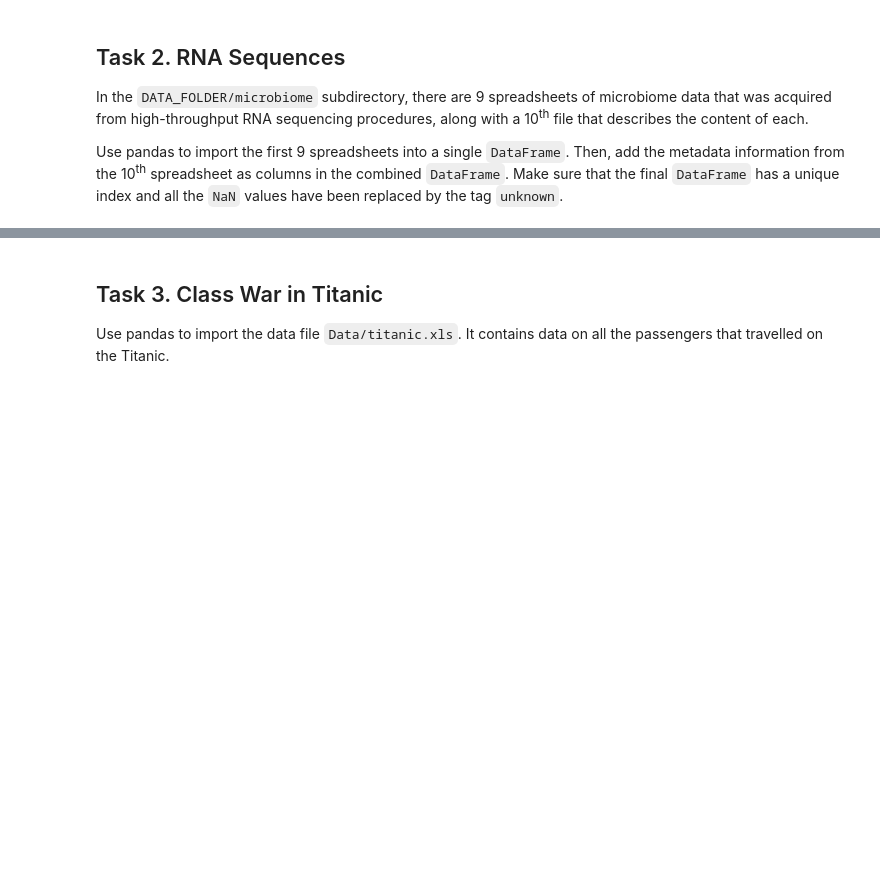
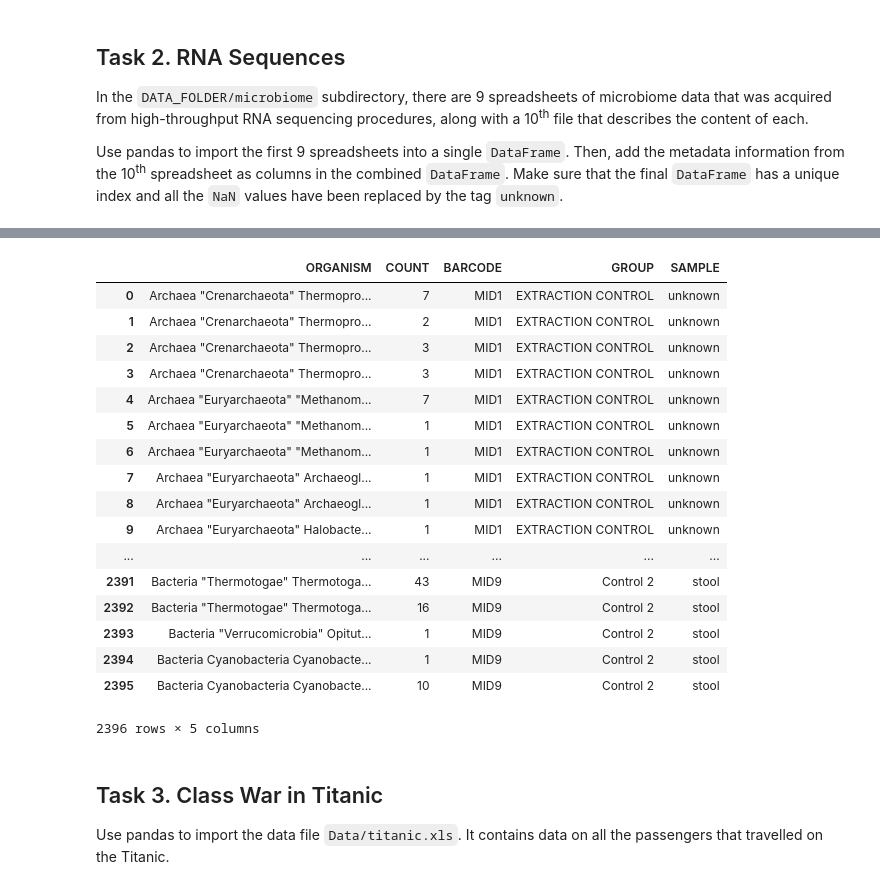
Before and after one commit to GauravPasari/ADA_Group_Tota_Pasari_Prelot, a Jupyter notebook: Homework 1_LP_Modified-LP.ipynb, the cells around one changed output, grey strips where cells are left out. Drawn from its saved outputs; the diff is of its cells as text; code cells hidden in the pictures; blank space fills up the shorter version.

```diff
--- a/Homework 1_LP_Modified-LP.ipynb
+++ b/Homework 1_LP_Modified-LP.ipynb
@@ -9,12 +9,15 @@
 import pandas as pd
 import numpy as np
 import glob
+from datetime import datetime
+from datetime import date, time
+from dateutil.parser import parse
+import seaborn as sns
+import matplotlib.pyplot as plt
 
-import seaborn as sns
-pd.options.mode.chained_assignment = None  # default='warn', Mutes warnings when copying a slice from a DataFrame.
-DATA_FOLDER = "/Users/laurieprelot/Documents/GitHub/ADA2017-Tutorials/02 - Intro to Pandas/Data"
-import matplotlib.pyplot as plt
-#matplotlib.style.use('ggplot')
+pd.options.mode.chained_assignment = None
+
+DATA_FOLDER = "/Users/karunya/Documents/EPFL/ADA/ADA2017-Tutorials/Intro_to_Pandas/Data"
 # %% [markdown]
 ## Task 1. Compiling Ebola Data
 
@@ -364,3 +214,48 @@ my_microbiome
+# %%
+# Read the metadata file
+metadata_files = glob.glob(DATA_FOLDER + "/microbiome" + "/metadata.xls")
+metadata = pd.pandas.read_excel(metadata_files[0])
+
+# Read all the data files
+data_files = glob.glob(DATA_FOLDER + "/microbiome" + "/MID*.xls")
+dfs = []
+
+# Join individual data file with metadata
+for data in data_files:
+    df = pd.pandas.read_excel(data, header=None, names=["ORGANISM", "COUNT"])
+    df["BARCODE"] = data[-8:-4]
+    df_full = df.join(metadata.set_index("BARCODE"), on="BARCODE")
+    dfs.append(df_full)
+
+# Concatenate all data files
+result = pd.concat(dfs)
+
+# Reindex and replace NA
+result.index = np.arange(len(result))
+result.fillna("unknown", inplace=True)
+
+# Print result and check if indices are unique
+result.index.is_unique
+result
+# %% [output]
+|  | ORGANISM | COUNT | BARCODE | GROUP | SAMPLE |
+| 0 | Archaea "Crenarchaeota" Thermopro... | 7 | MID1 | EXTRACTION CONTROL | unknown |
+| 1 | Archaea "Crenarchaeota" Thermopro... | 2 | MID1 | EXTRACTION CONTROL | unknown |
+| 2 | Archaea "Crenarchaeota" Thermopro... | 3 | MID1 | EXTRACTION CONTROL | unknown |
+| 3 | Archaea "Crenarchaeota" Thermopro... | 3 | MID1 | EXTRACTION CONTROL | unknown |
+| 4 | Archaea "Euryarchaeota" "Methanom... | 7 | MID1 | EXTRACTION CONTROL | unknown |
+| 5 | Archaea "Euryarchaeota" "Methanom... | 1 | MID1 | EXTRACTION CONTROL | unknown |
+| 6 | Archaea "Euryarchaeota" "Methanom... | 1 | MID1 | EXTRACTION CONTROL | unknown |
+| 7 | Archaea "Euryarchaeota" Archaeogl... | 1 | MID1 | EXTRACTION CONTROL | unknown |
+| 8 | Archaea "Euryarchaeota" Archaeogl... | 1 | MID1 | EXTRACTION CONTROL | unknown |
+| 9 | Archaea "Euryarchaeota" Halobacte... | 1 | MID1 | EXTRACTION CONTROL | unknown |
+| ... | ... | ... | ... | ... | ... |
+| 2391 | Bacteria "Thermotogae" Thermotoga... | 43 | MID9 | Control 2 | stool |
+| 2392 | Bacteria "Thermotogae" Thermotoga... | 16 | MID9 | Control 2 | stool |
+| 2393 | Bacteria "Verrucomicrobia" Opitut... | 1 | MID9 | Control 2 | stool |
+| 2394 | Bacteria Cyanobacteria Cyanobacte... | 1 | MID9 | Control 2 | stool |
+| 2395 | Bacteria Cyanobacteria Cyanobacte... | 10 | MID9 | Control 2 | stool |
+2396 rows × 5 columns
 # %% [markdown]
 ## Task 3. Class War in Titanic
 
```
Also changed, not shown: parts of 38 cells of this notebook.
